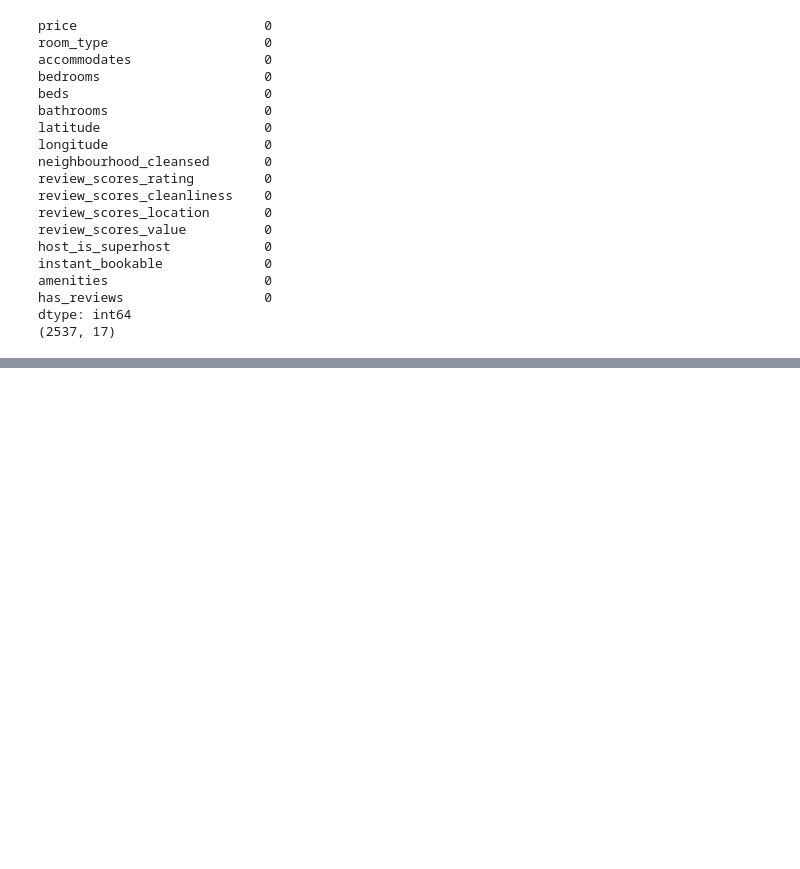
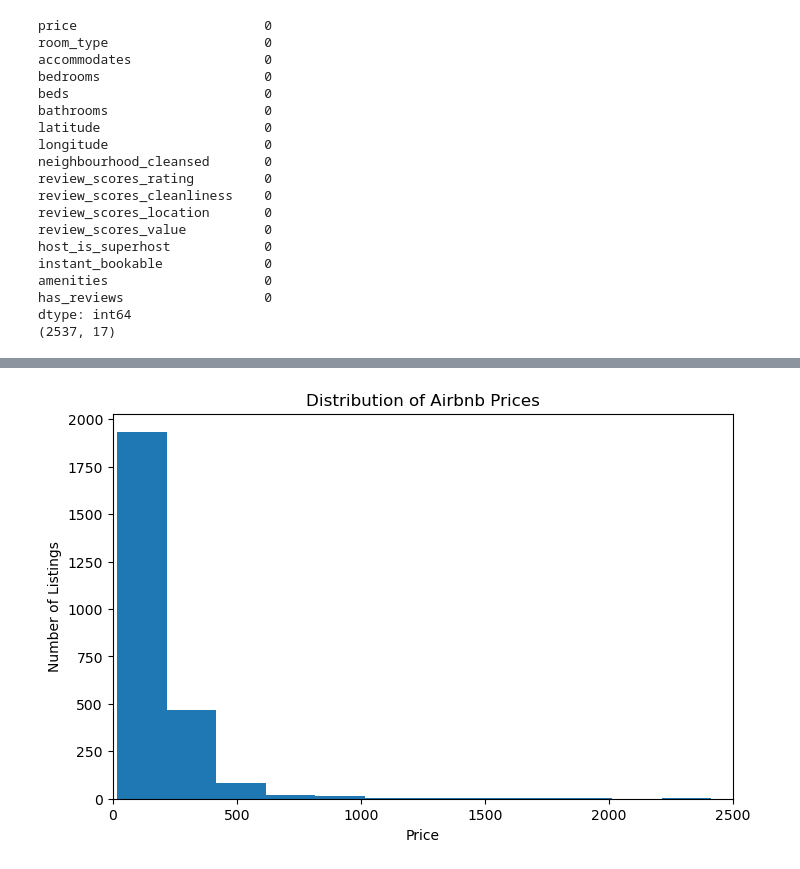
Before and after one commit to nicholaslevine/asheville-tourism, a Jupyter notebook: notebooks/analytics.ipynb, the cells around one changed output, grey strips where cells are left out. Cells and saved outputs as stored; diff of their text form; code cells hidden in the pictures; blank space fills up the shorter version.

Commit message:
added more data analytics and visualization

```diff
--- a/notebooks/analytics.ipynb
+++ b/notebooks/analytics.ipynb
@@ -147,0 +173,12 @@ df["amenities_count"] = df["amenities"].apply(lambda x: len(str(x).split(",")))
+# %%
+#creating
+plt.figure(figsize=(8,5)) #blank space to draw graph
+plt.hist(df["price"], bins=50) #creates histogram with 50 bins based on price
+plt.xlim(0, 2500) #want to limit x-axis to avoid skewed graph due to a few high outliers
+plt.xlabel("Price")
+plt.ylabel("Number of Listings")
+#answers the question of how many listings fall into each price range
+plt.title("Distribution of Airbnb Prices")
+plt.show()
+# %% [output]
+[figure, added]
```
Also changed, not shown: parts of 14 cells of this notebook.
